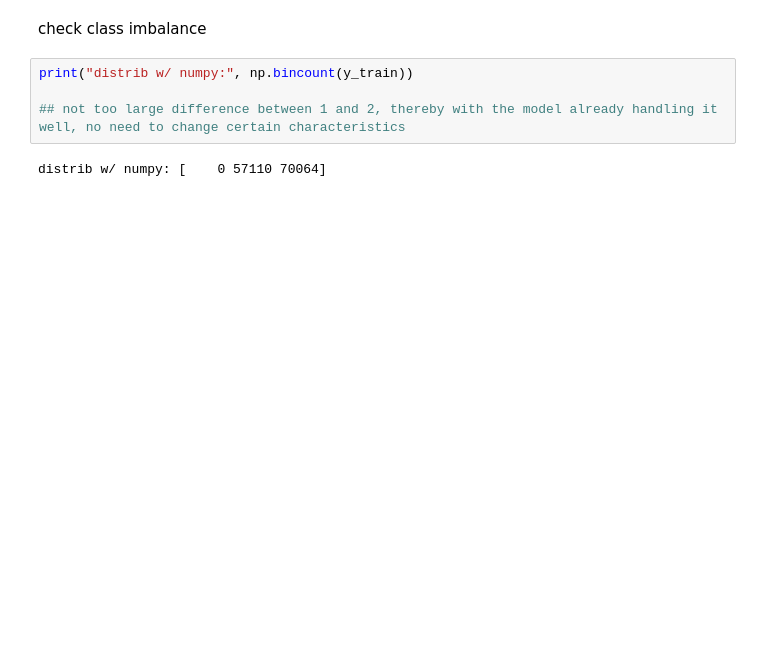
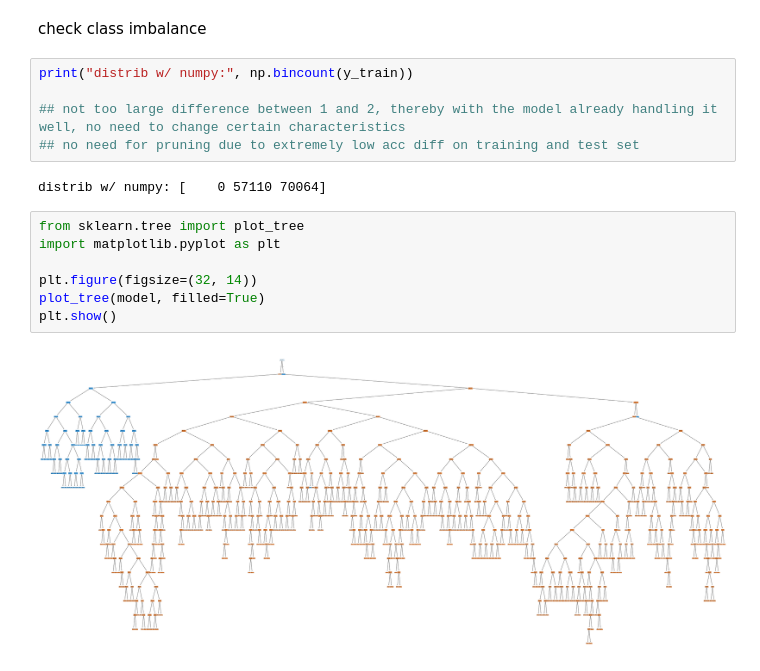
Before and after one commit to devonjavier/STINTSY-Project, a Jupyter notebook: STINTSY_MCO_LFS.ipynb, the cells around one changed output. Drawn from its saved outputs; the diff is of its cells as text; blank space fills up the shorter version.

```diff
--- a/STINTSY_MCO_LFS.ipynb
+++ b/STINTSY_MCO_LFS.ipynb
@@ -501,5 +506,15 @@ check class imbalance
 print("distrib w/ numpy:", np.bincount(y_train))
 
 ## not too large difference between 1 and 2, thereby with the model already handling it well, no need to change certain characteristics
+## no need for pruning due to extremely low acc diff on training and test set
 # %% [output]
 distrib w/ numpy: [    0 57110 70064]
+# %%
+from sklearn.tree import plot_tree
+import matplotlib.pyplot as plt
+
+plt.figure(figsize=(32, 14))
+plot_tree(model, filled=True)
+plt.show()
+# %% [output]
+[figure, added]
```
Also changed, not shown: parts of 4 cells of this notebook.
